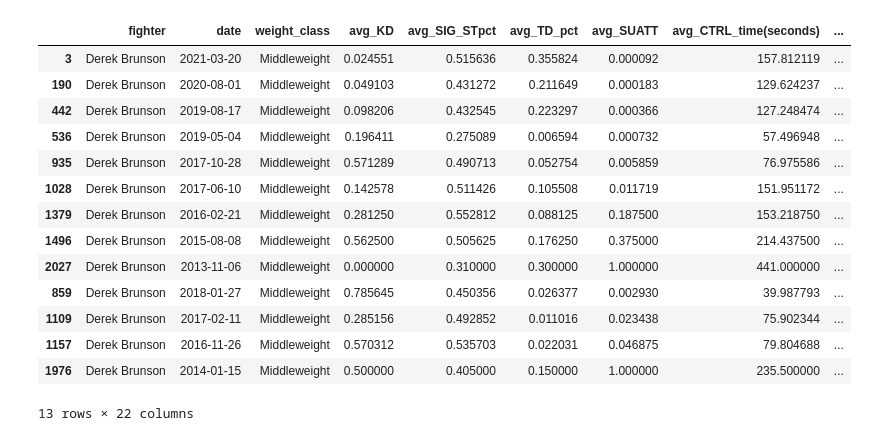
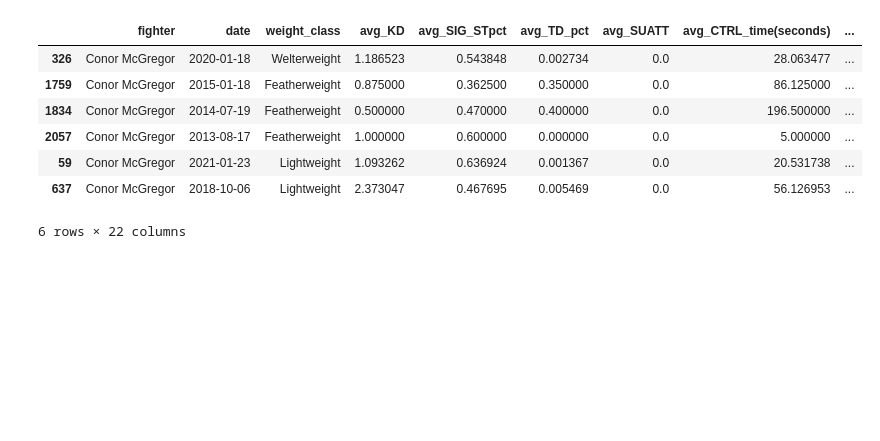
Before and after one commit to mel518/project-4, a Jupyter notebook: fighter_stats.ipynb, the cells around one changed output. Cells and saved outputs as stored; diff of their text form; code cells hidden in the pictures; blank space fills up the shorter version.

```diff
--- a/fighter_stats.ipynb
+++ b/fighter_stats.ipynb
@@ -3,7 +3,7 @@ import sys
 import pymongo
 import pandas as pd
 # %%
-myclient = pymongo.MongoClient("mongodb+srv://mel518:databasepass@testtrain.ppavz.mongodb.net/?retryWrites=true&w=majority")
+myclient = pymongo.MongoClient("mongodb+srv://mel518:databasepass@TestTrain.ppavz.mongodb.net/Project4?retryWrites=true&w=majority")
 mydb = myclient["Project4"]
 mycol = mydb["Data"]
 
@@ -311,18 +320,11 @@ fighter_stats.dropna(axis='rows')
 # %%
-fighter_stats[fighter_stats.fighter=='Derek Brunson']
+fighter_stats[fighter_stats.fighter=='Conor McGregor']
 # %% [output]
 |  | fighter | date | weight_class | avg_KD | avg_SIG_STpct | avg_TD_pct | avg_SUATT | avg_CTRL_time(seconds) | ... |
-| 3 | Derek Brunson | 2021-03-20 | Middleweight | 0.024551 | 0.515636 | 0.355824 | 0.000092 | 157.812119 | ... |
-| 190 | Derek Brunson | 2020-08-01 | Middleweight | 0.049103 | 0.431272 | 0.211649 | 0.000183 | 129.624237 | ... |
-| 442 | Derek Brunson | 2019-08-17 | Middleweight | 0.098206 | 0.432545 | 0.223297 | 0.000366 | 127.248474 | ... |
-| 536 | Derek Brunson | 2019-05-04 | Middleweight | 0.196411 | 0.275089 | 0.006594 | 0.000732 | 57.496948 | ... |
-| 935 | Derek Brunson | 2017-10-28 | Middleweight | 0.571289 | 0.490713 | 0.052754 | 0.005859 | 76.975586 | ... |
-| 1028 | Derek Brunson | 2017-06-10 | Middleweight | 0.142578 | 0.511426 | 0.105508 | 0.011719 | 151.951172 | ... |
-| 1379 | Derek Brunson | 2016-02-21 | Middleweight | 0.281250 | 0.552812 | 0.088125 | 0.187500 | 153.218750 | ... |
-| 1496 | Derek Brunson | 2015-08-08 | Middleweight | 0.562500 | 0.505625 | 0.176250 | 0.375000 | 214.437500 | ... |
-| 2027 | Derek Brunson | 2013-11-06 | Middleweight | 0.000000 | 0.310000 | 0.300000 | 1.000000 | 441.000000 | ... |
-| 859 | Derek Brunson | 2018-01-27 | Middleweight | 0.785645 | 0.450356 | 0.026377 | 0.002930 | 39.987793 | ... |
-| 1109 | Derek Brunson | 2017-02-11 | Middleweight | 0.285156 | 0.492852 | 0.011016 | 0.023438 | 75.902344 | ... |
-| 1157 | Derek Brunson | 2016-11-26 | Middleweight | 0.570312 | 0.535703 | 0.022031 | 0.046875 | 79.804688 | ... |
-| 1976 | Derek Brunson | 2014-01-15 | Middleweight | 0.500000 | 0.405000 | 0.150000 | 1.000000 | 235.500000 | ... |
+| 326 | Conor McGregor | 2020-01-18 | Welterweight | 1.186523 | 0.543848 | 0.002734 | 0.0 | 28.063477 | ... |
+| 1759 | Conor McGregor | 2015-01-18 | Featherweight | 0.875000 | 0.362500 | 0.350000 | 0.0 | 86.125000 | ... |
+| 1834 | Conor McGregor | 2014-07-19 | Featherweight | 0.500000 | 0.470000 | 0.400000 | 0.0 | 196.500000 | ... |
+| 2057 | Conor McGregor | 2013-08-17 | Featherweight | 1.000000 | 0.600000 | 0.000000 | 0.0 | 5.000000 | ... |
+| 59 | Conor McGregor | 2021-01-23 | Lightweight | 1.093262 | 0.636924 | 0.001367 | 0.0 | 20.531738 | ... |
+| 637 | Conor McGregor | 2018-10-06 | Lightweight | 2.373047 | 0.467695 | 0.005469 | 0.0 | 56.126953 | ... |
-13 rows × 22 columns
+6 rows × 22 columns
```
Also changed, not shown: parts of 14 cells of this notebook, 4 other files.
